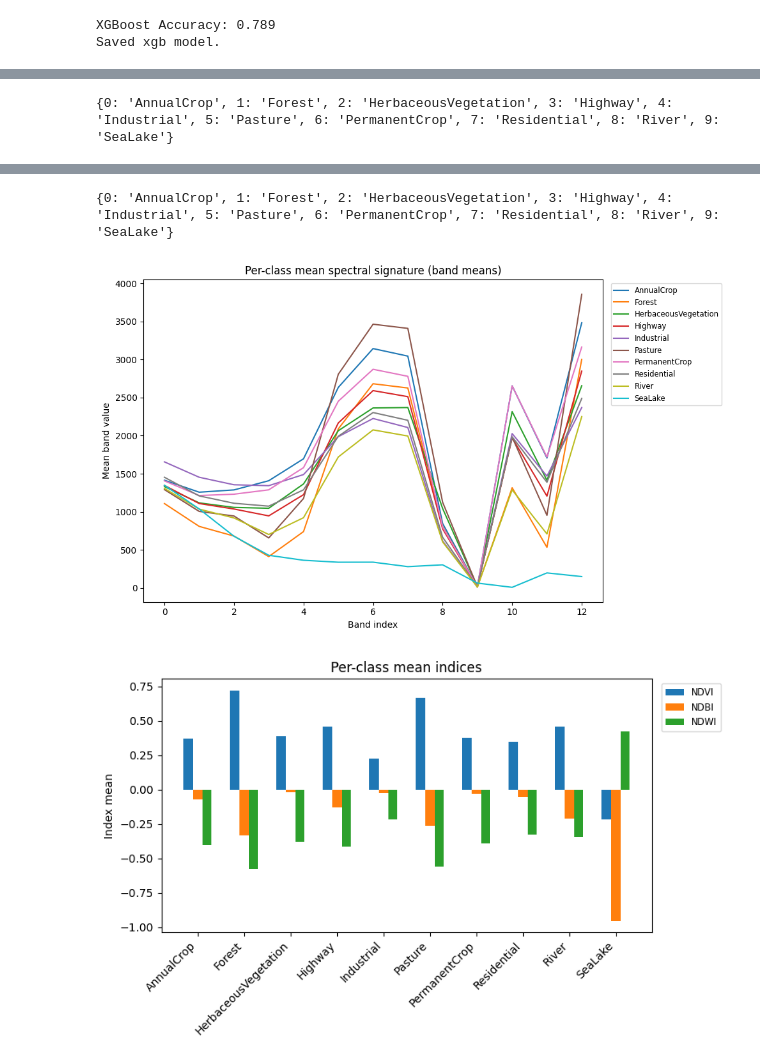
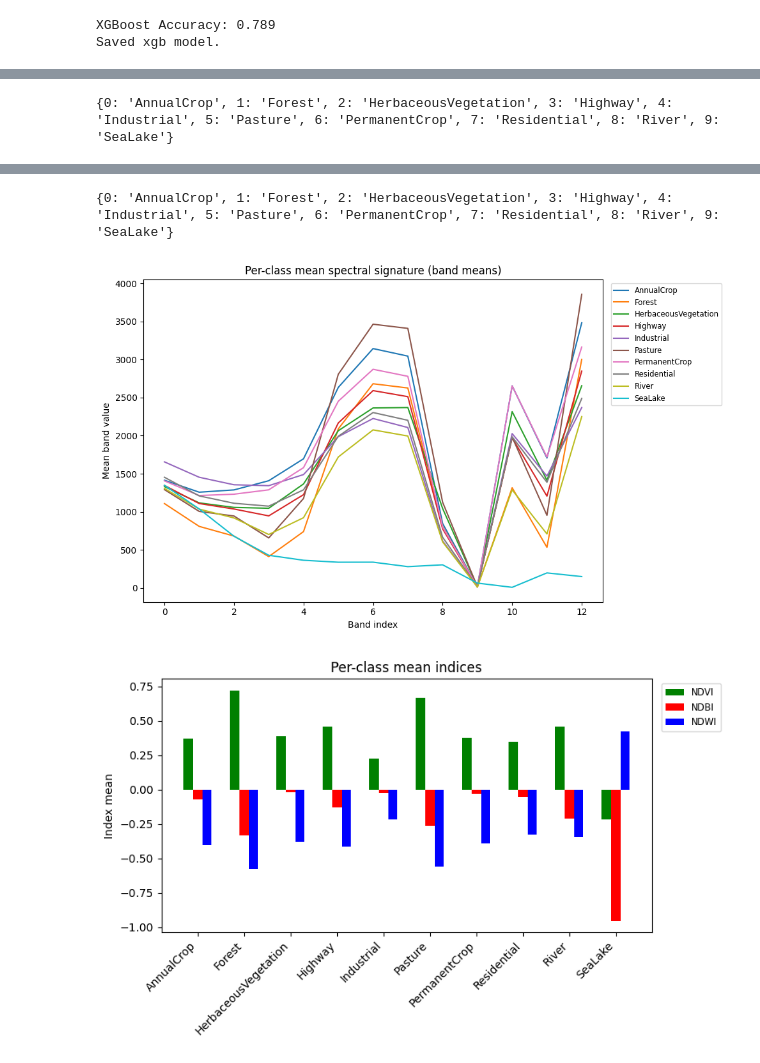
Before and after one commit to nhahub/NHA-086, a Jupyter notebook: MeanSampling.ipynb, the cells around one changed output, grey strips where cells are left out. Drawn from its saved outputs; the diff is of its cells as text; code cells hidden in the pictures.

```diff
--- a/MeanSampling.ipynb
+++ b/MeanSampling.ipynb
@@ -322,41 +322,44 @@ save_fig(fig, "per_class_spectral_signature.png")
 # If index features exist, plot them separately
 if n_index_features > 0:
     idx_names = ["NDVI","NDBI","NDWI"][:n_index_features]
+    colors = {"NDVI": "green", "NDBI": "red", "NDWI": "blue"}  # color mapping
     fig, ax = plt.subplots(figsize=(8,5))
     for i, name in enumerate(idx_names):
         means = []
         for cls in unique_classes:
             idx = np.where(y == cls)[0]
             means.append(np.nanmean(X[idx, n_bands + i]))
-        ax.bar(np.arange(len(unique_classes)) + i*0.2, means, width=0.2, label=name)
+        #ax.bar(np.arange(len(unique_classes)) + i*0.2, means, width=0.2, label=name)
+        ax.bar(np.arange(len(unique_classes)) + i*0.2, means, width=0.2, label=name, color=colors[name])
+
     ax.set_xticks(np.arange(len(unique_classes)) + 0.2)
     ax.set_xticklabels(class_name, rotation=45, ha="right")
     ax.set_ylabel("Index mean")
     ax.set_title("Per-class mean indices")
     ax.legend(fontsize="small", bbox_to_anchor=(1.01,1), loc="upper left")
     save_fig(fig, "per_class_indices.png")
 
 # Cell: Per-band histograms for a few representative bands (first 3)
 #bands_to_plot = list(range(min(3, n_bands)))
 bands_to_plot = list(range(n_bands))
 fig, axes = plt.subplots(len(bands_to_plot), 1, figsize=(8, 3*len(bands_to_plot)))
 if len(bands_to_plot)==1:
     axes = [axes]
 for i, b in enumerate(bands_to_plot):
     ax = axes[i]
     for cls in unique_classes:
         idx = np.where(y == cls)[0]
         values = X[idx, b].ravel()
         sns.kdeplot(values, label=label_map[cls], ax=ax, linewidth=1)
     ax.set_title(f"Band {b+1} value distribution by class")
     ax.legend(fontsize="small", bbox_to_anchor=(1.01,1), loc="upper left")
 save_fig(fig, "band_histograms.png")
 # %% [output]
 [figure]
 [figure]
 {0: 'AnnualCrop', 1: 'Forest', 2: 'HerbaceousVegetation', 3: 'Highway', 4: 'Industrial', 5: 'Pasture', 6: 'PermanentCrop', 7: 'Residential', 8: 'River', 9: 'SeaLake'}
 [figure]
 {0: 'AnnualCrop', 1: 'Forest', 2: 'HerbaceousVegetation', 3: 'Highway', 4: 'Industrial', 5: 'Pasture', 6: 'PermanentCrop', 7: 'Residential', 8: 'River', 9: 'SeaLake'}
 [figure]
-[figure, old version]
+[figure, new version]
 [figure]
```
Also changed, not shown: 1 other file.
